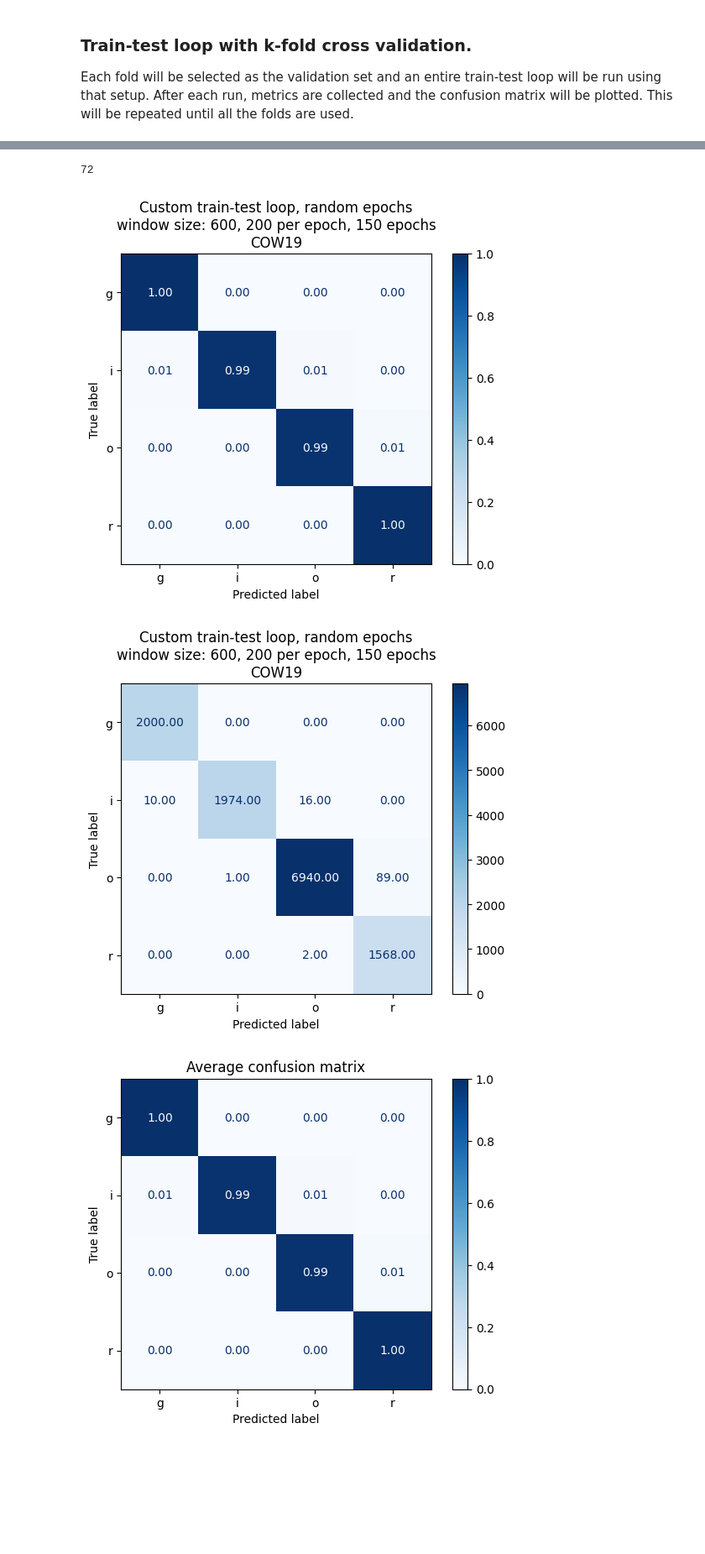
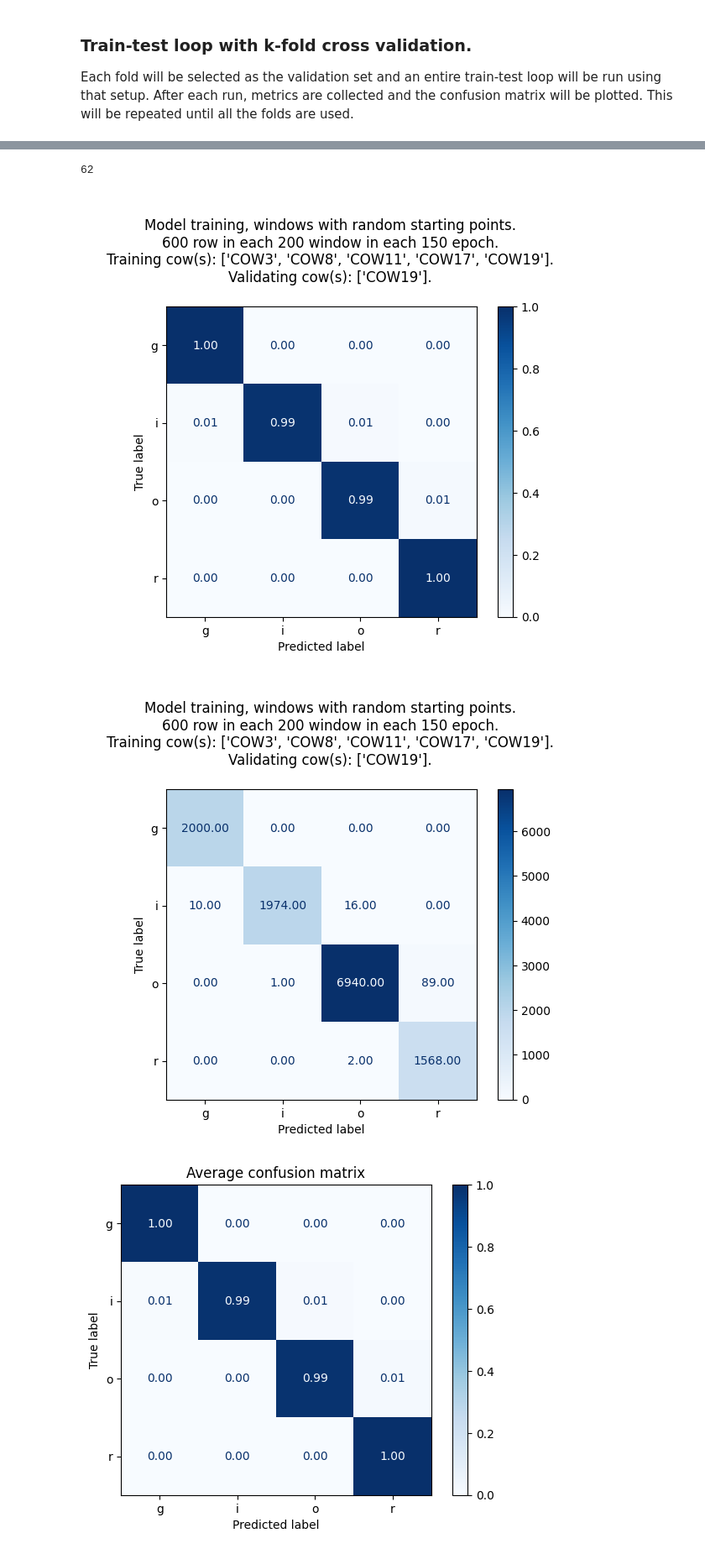
Before and after one commit to BrtXa/cow-behaviour-classification_accelerometer-data, a Jupyter notebook: model/conv1d-seq2seq_model-training.ipynb, the cells around one changed output, grey strips where cells are left out. Shown: that part at 84% size. Saved outputs shown, nothing was run; the diff lists cells and outputs as text; code cells hidden in the pictures; blank space fills up the shorter version.

```diff
--- a/model/conv1d-seq2seq_model-training.ipynb
+++ b/model/conv1d-seq2seq_model-training.ipynb
@@ -92,6 +92,19 @@ notebook_mode: int = int(
     """
     )
 )
+training_set: int = int(
+    input(
+        """
+    Decide if the validating cow should be included in the training set or not:
+    1. Yes 2. No
+    """
+    )
+)
+validating_data_in_training: bool
+if training_set == 1:
+    validating_data_in_training = True
+else:
+    validating_data_in_training = False
 
 if notebook_mode == 1:
     # Run on Colab.
@@ -467,8 +480,10 @@ engine: Inference = Inference(
 )
 
 # Select cows for training and testing then build datasets.
-# train_cows: list = list(filter(lambda x: (x != selected_cows[c]), selected_cows))
-train_cows: list = selected_cows.copy()
+if validating_data_in_training:
+    train_cows: list = selected_cows.copy()
+else:
+    train_cows: list = list(filter(lambda x: (x != selected_cows[c]), selected_cows))
 val_cows: list = list(filter(lambda x: (x == selected_cows[c]), selected_cows))
 
 train_data: pd.DataFrame = pd.concat(
@@ -546,11 +561,17 @@ y_pred_cm = tf.reshape(
     tensor=y_pred_cm,
     shape=(-1),
 )
-title: str = "Custom train-test loop, random epochs\nwindow size: {}, {} per epoch, {} epochs\n{}".format(
+title: str = """
+    Model training, windows with random starting points.
+    {} row in each {} window in each {} epoch.
+    Training cow(s): {}.
+    Validating cow(s): {}.
+""".format(
     window_size,
     window_per_epoch,
     epoch,
-    selected_cows[c],
+    train_cows,
+    val_cows,
 )
 
 cm: np.ndarray = plot_confusion_matrix(
@@ -583,7 +604,7 @@ gc.collect()
 Testing accuracy: 0.9906349182128906
-72
+62
-[figure, old version]
+[figure, new version]
-[figure, old version]
+[figure, new version]
 # %%
 avg_conf: np.ndarray = np.mean(
     a=all_cm,
```
Also changed, not shown: parts of 5 cells of this notebook, 7 other files.
